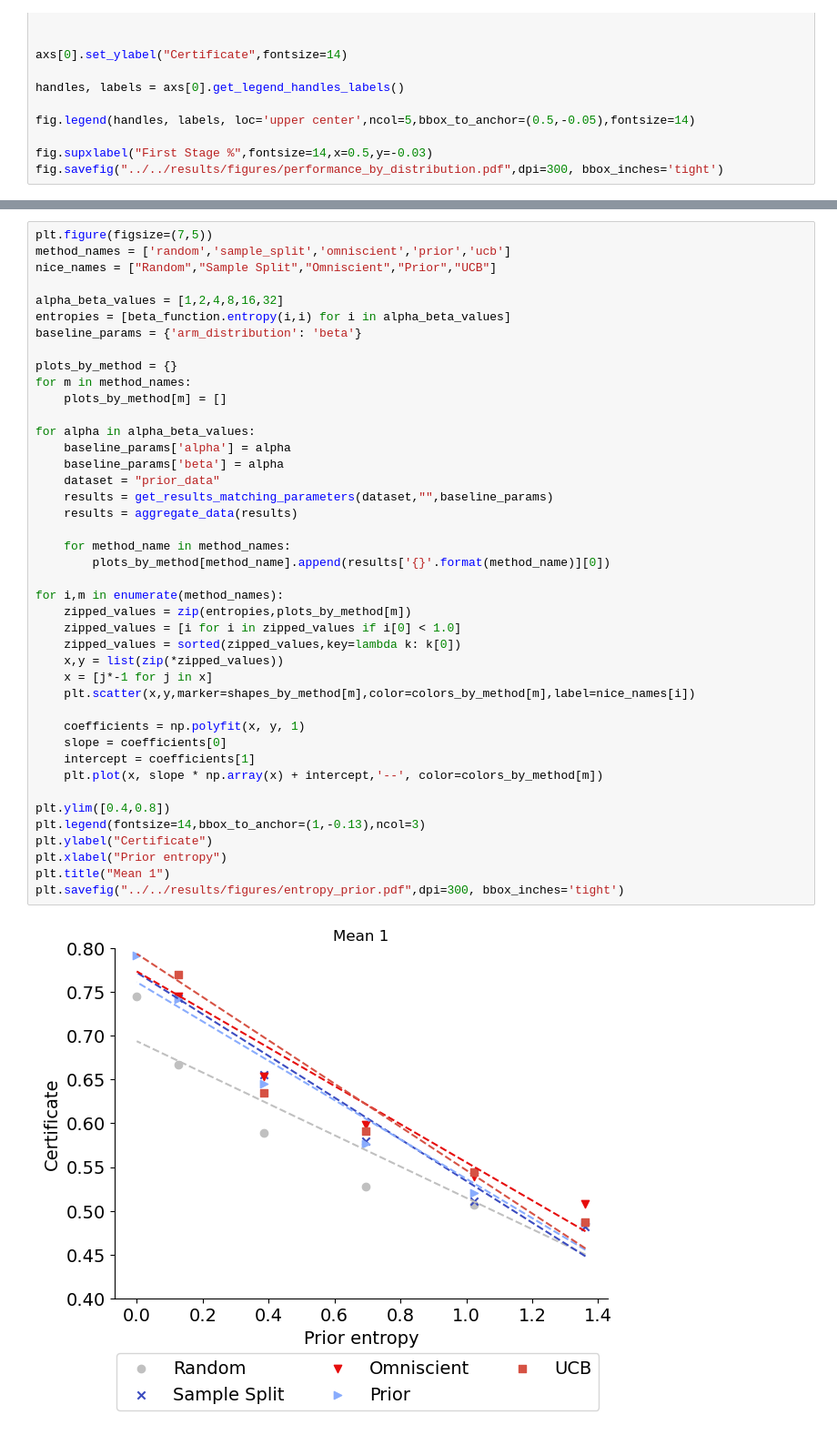
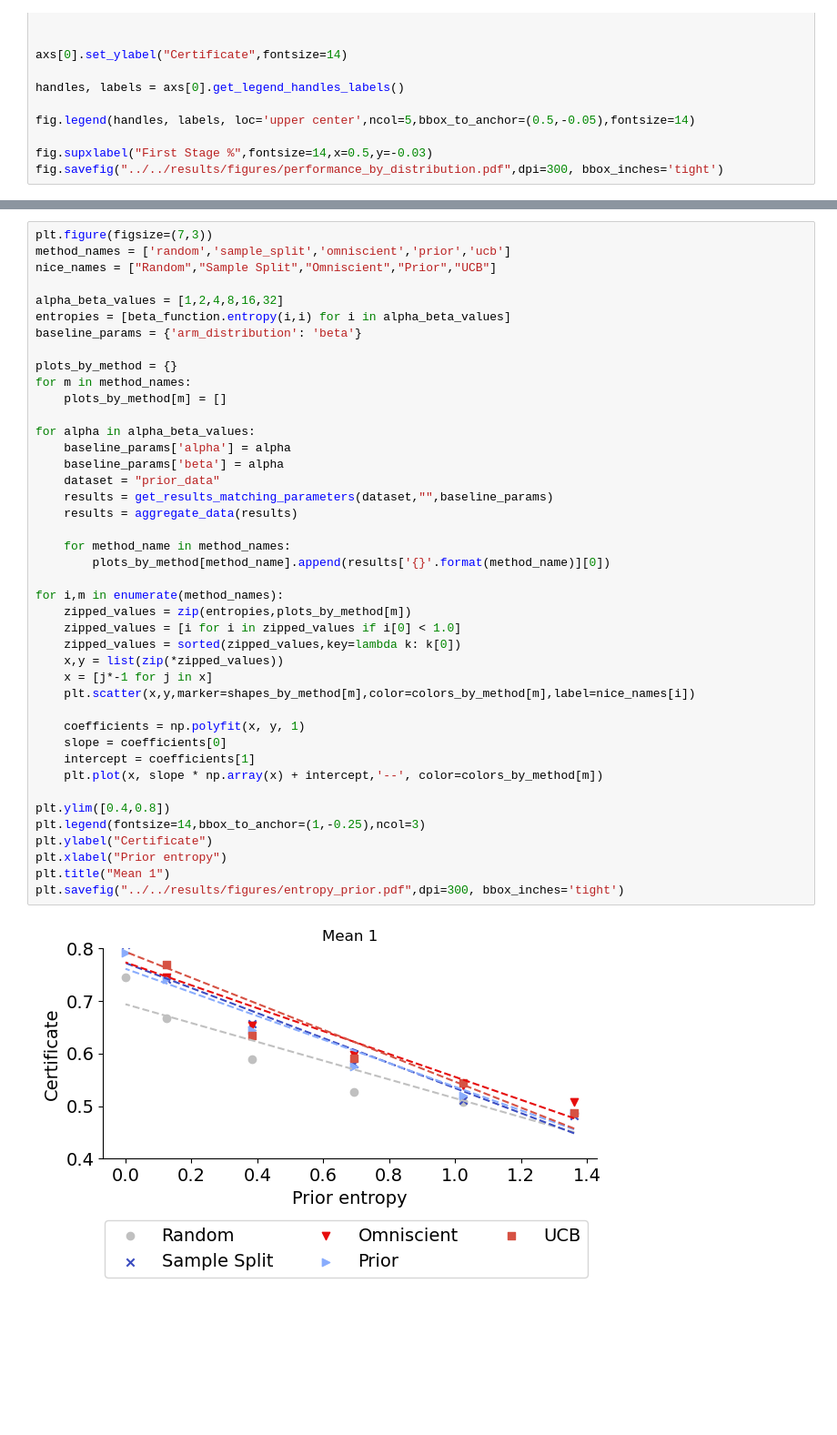
Before and after one commit to secg5/risk_certificate, a Jupyter notebook: scripts/notebooks/Plotting.ipynb, the cells around one changed output, grey strips where cells are left out. Shown: that part at 91% size. Saved outputs shown, nothing was run; the diff lists cells and outputs as text; blank space fills up the shorter version.

Commit message:
Updated Plots

```diff
--- a/scripts/notebooks/Plotting.ipynb
+++ b/scripts/notebooks/Plotting.ipynb
@@ -499,5 +532,5 @@ plt.savefig("../../results/figures/multi_stage.pdf",dpi=300, bbox_inches='tight'
 # %%
-plt.figure(figsize=(7,5))
+plt.figure(figsize=(7,3))
 method_names = ['random','sample_split','omniscient','prior','ucb']
 nice_names = ["Random","Sample Split","Omniscient","Prior","UCB"]
 
@@ -511,34 +544,34 @@ for m in method_names:
 
 for alpha in alpha_beta_values:
     baseline_params['alpha'] = alpha
     baseline_params['beta'] = alpha
     dataset = "prior_data"
     results = get_results_matching_parameters(dataset,"",baseline_params)
     results = aggregate_data(results)
 
     for method_name in method_names:
         plots_by_method[method_name].append(results['{}'.format(method_name)][0])
 
 for i,m in enumerate(method_names):
     zipped_values = zip(entropies,plots_by_method[m])
     zipped_values = [i for i in zipped_values if i[0] < 1.0]
     zipped_values = sorted(zipped_values,key=lambda k: k[0])
     x,y = list(zip(*zipped_values))
     x = [j*-1 for j in x]
     plt.scatter(x,y,marker=shapes_by_method[m],color=colors_by_method[m],label=nice_names[i])
 
     coefficients = np.polyfit(x, y, 1)
     slope = coefficients[0]
     intercept = coefficients[1]
     plt.plot(x, slope * np.array(x) + intercept,'--', color=colors_by_method[m])
 
 plt.ylim([0.4,0.8])
-plt.legend(fontsize=14,bbox_to_anchor=(1,-0.13),ncol=3)
+plt.legend(fontsize=14,bbox_to_anchor=(1,-0.25),ncol=3)
 plt.ylabel("Certificate")
 plt.xlabel("Prior entropy")
 plt.title("Mean 1")
 plt.savefig("../../results/figures/entropy_prior.pdf",dpi=300, bbox_inches='tight')
 # %% [output]
-[figure, old version]
+[figure, new version]
 # %%
 from scipy.stats import beta as beta_function
```
Also changed, not shown: parts of 14 cells of this notebook, 1 other file.
